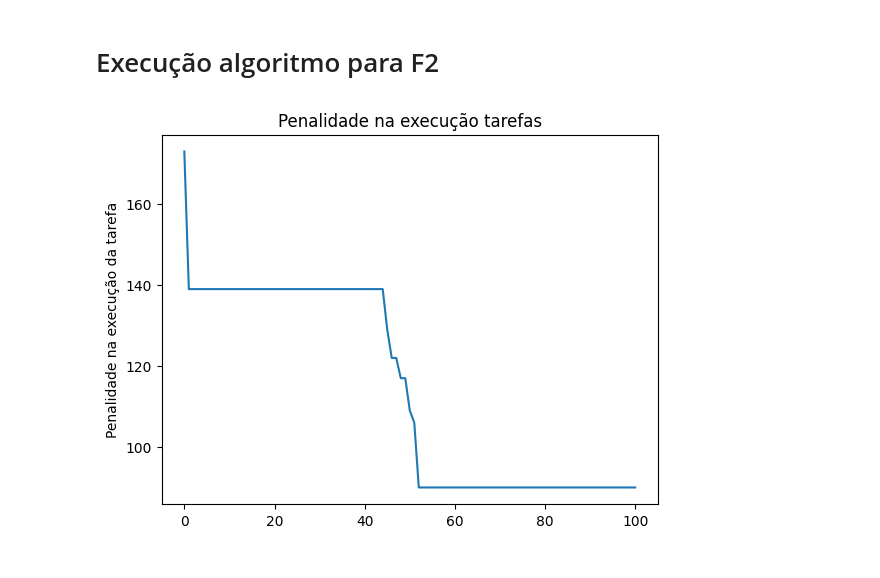
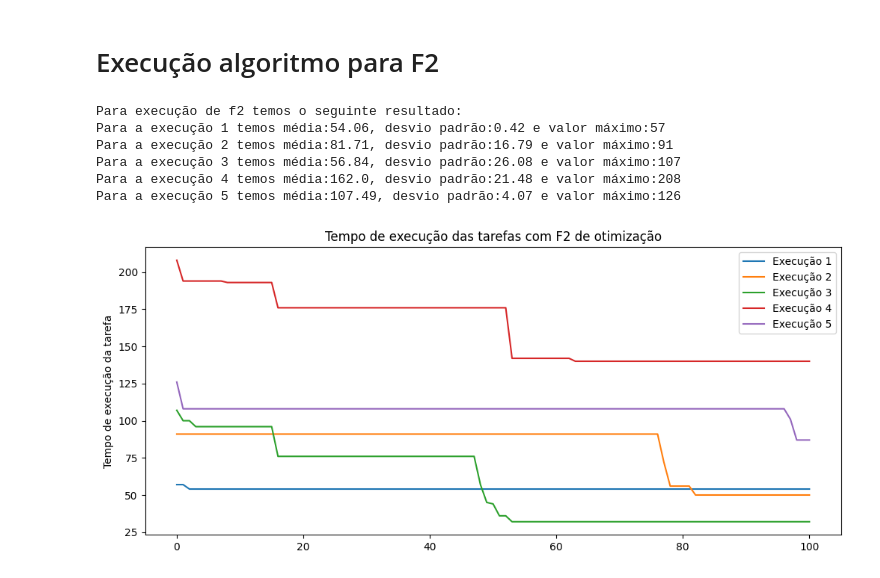
Before and after one commit to LucasAzvd/teoria-da-decisao, a Jupyter notebook: main.ipynb, the cells around one changed output. Cells and saved outputs as stored; diff of their text form; code cells hidden in the pictures.

```diff
--- a/main.ipynb
+++ b/main.ipynb
@@ -319,9 +346,30 @@ for _ in range(0, n_execucoes):
-# %%
-import matplotlib.pyplot as plt
-
-plt.plot(list_penalidades)
-plt.title("Penalidade na execução tarefas")
-plt.ylabel("Penalidade na execução da tarefa")
-plt.show()
-# %% [output]
-[figure, removed]
+# %%
+print("Para execução de f2 temos o seguinte resultado:")
+for i in execucoes_dict.keys():
+    media = np.mean(execucoes_dict[i])
+    std = np.std(execucoes_dict[i])
+    max_value = np.max(execucoes_dict[i])
+    print(f"Para a execução {i} temos média:{round(media, 2)}, desvio padrão:{round(std, 2)} e valor máximo:{max_value}")
+# %% [output]
+Para execução de f2 temos o seguinte resultado:
+Para a execução 1 temos média:54.06, desvio padrão:0.42 e valor máximo:57
+Para a execução 2 temos média:81.71, desvio padrão:16.79 e valor máximo:91
+Para a execução 3 temos média:56.84, desvio padrão:26.08 e valor máximo:107
+Para a execução 4 temos média:162.0, desvio padrão:21.48 e valor máximo:208
+Para a execução 5 temos média:107.49, desvio padrão:4.07 e valor máximo:126
+# %%
+import matplotlib.pyplot as plt
+
+plt.figure(figsize=(12,5))
+plt.plot(execucoes_dict['1'], label='Execução 1')
+plt.plot(execucoes_dict['2'], label='Execução 2')
+plt.plot(execucoes_dict['3'], label='Execução 3')
+plt.plot(execucoes_dict['4'], label='Execução 4')
+plt.plot(execucoes_dict['5'], label='Execução 5')
+
+plt.title("Tempo de execução das tarefas com F2 de otimização")
+plt.ylabel("Tempo de execução da tarefa")
+plt.legend()
+plt.show()
+# %% [output]
+[figure, added]
```
Also changed, not shown: parts of 13 cells of this notebook.
